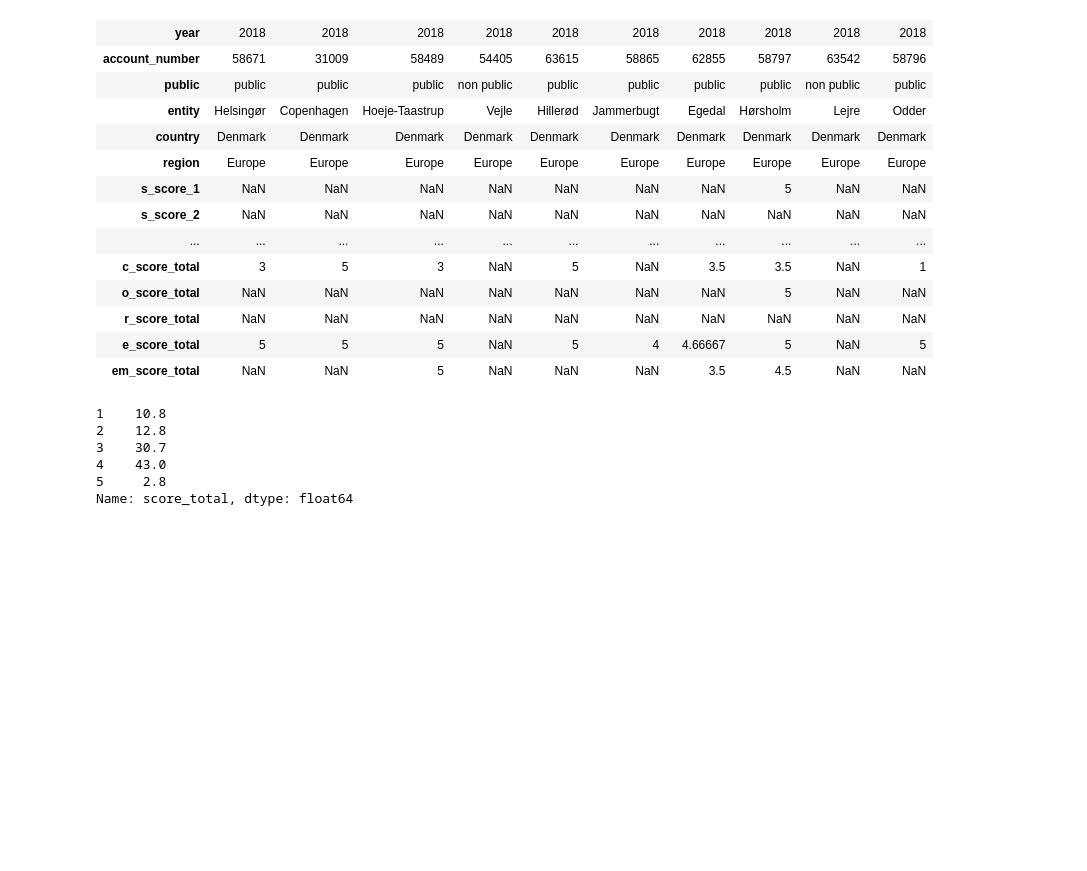
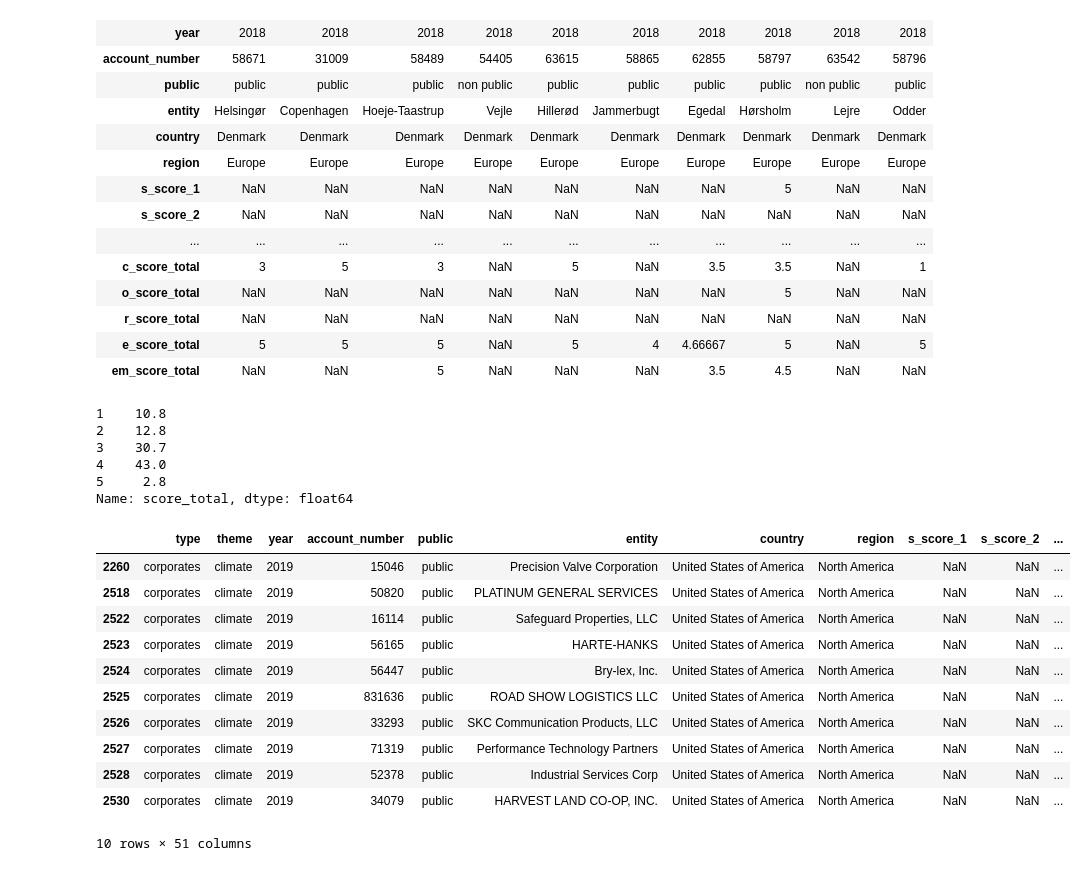
Before and after one commit to davidslabon/Capstone_Dashboard, a Jupyter notebook: data_preparation.ipynb, the cells around one changed output. Drawn from its saved outputs; the diff is of its cells as text; code cells hidden in the pictures; blank space fills up the shorter version.

```diff
--- a/data_preparation.ipynb
+++ b/data_preparation.ipynb
@@ -97,0 +97,17 @@ fig.show()
+# %%
+df.sort_values("score_total", inplace=True)
+# %%
+df.head(10)
+# %% [output]
+|  | type | theme | year | account_number | public | entity | country | region | s_score_1 | s_score_2 | ... |
+| 2260 | corporates | climate | 2019 | 15046 | public | Precision Valve Corporation | United States of America | North America | NaN | NaN | ... |
+| 2518 | corporates | climate | 2019 | 50820 | public | PLATINUM GENERAL SERVICES | United States of America | North America | NaN | NaN | ... |
+| 2522 | corporates | climate | 2019 | 16114 | public | Safeguard Properties, LLC | United States of America | North America | NaN | NaN | ... |
+| 2523 | corporates | climate | 2019 | 56165 | public | HARTE-HANKS | United States of America | North America | NaN | NaN | ... |
+| 2524 | corporates | climate | 2019 | 56447 | public | Bry-lex, Inc. | United States of America | North America | NaN | NaN | ... |
+| 2525 | corporates | climate | 2019 | 831636 | public | ROAD SHOW LOGISTICS LLC | United States of America | North America | NaN | NaN | ... |
+| 2526 | corporates | climate | 2019 | 33293 | public | SKC Communication Products, LLC | United States of America | North America | NaN | NaN | ... |
+| 2527 | corporates | climate | 2019 | 71319 | public | Performance Technology Partners | United States of America | North America | NaN | NaN | ... |
+| 2528 | corporates | climate | 2019 | 52378 | public | Industrial Services Corp | United States of America | North America | NaN | NaN | ... |
+| 2530 | corporates | climate | 2019 | 34079 | public | HARVEST LAND CO-OP, INC. | United States of America | North America | NaN | NaN | ... |
+10 rows × 51 columns
```
Also changed, not shown: parts of 5 cells of this notebook, 3 other files.
